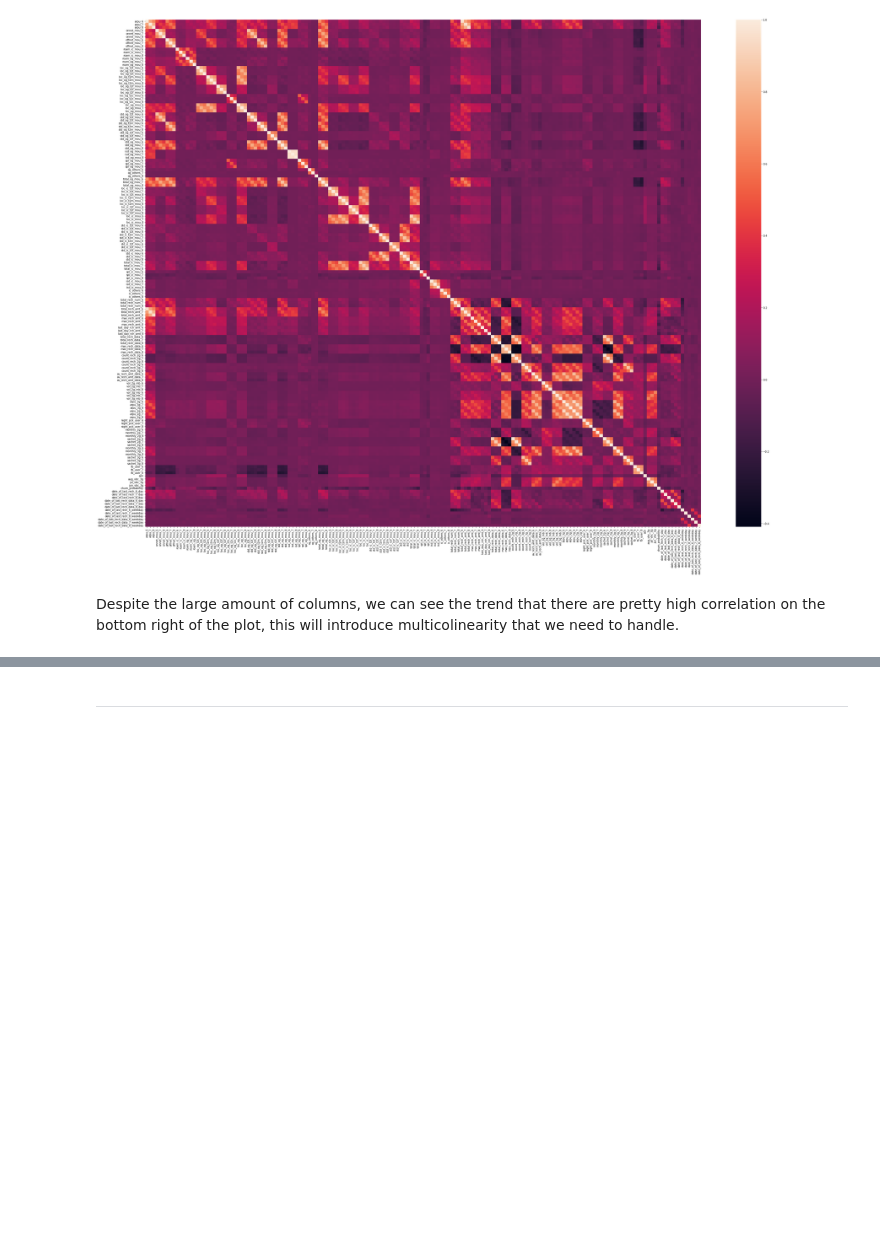
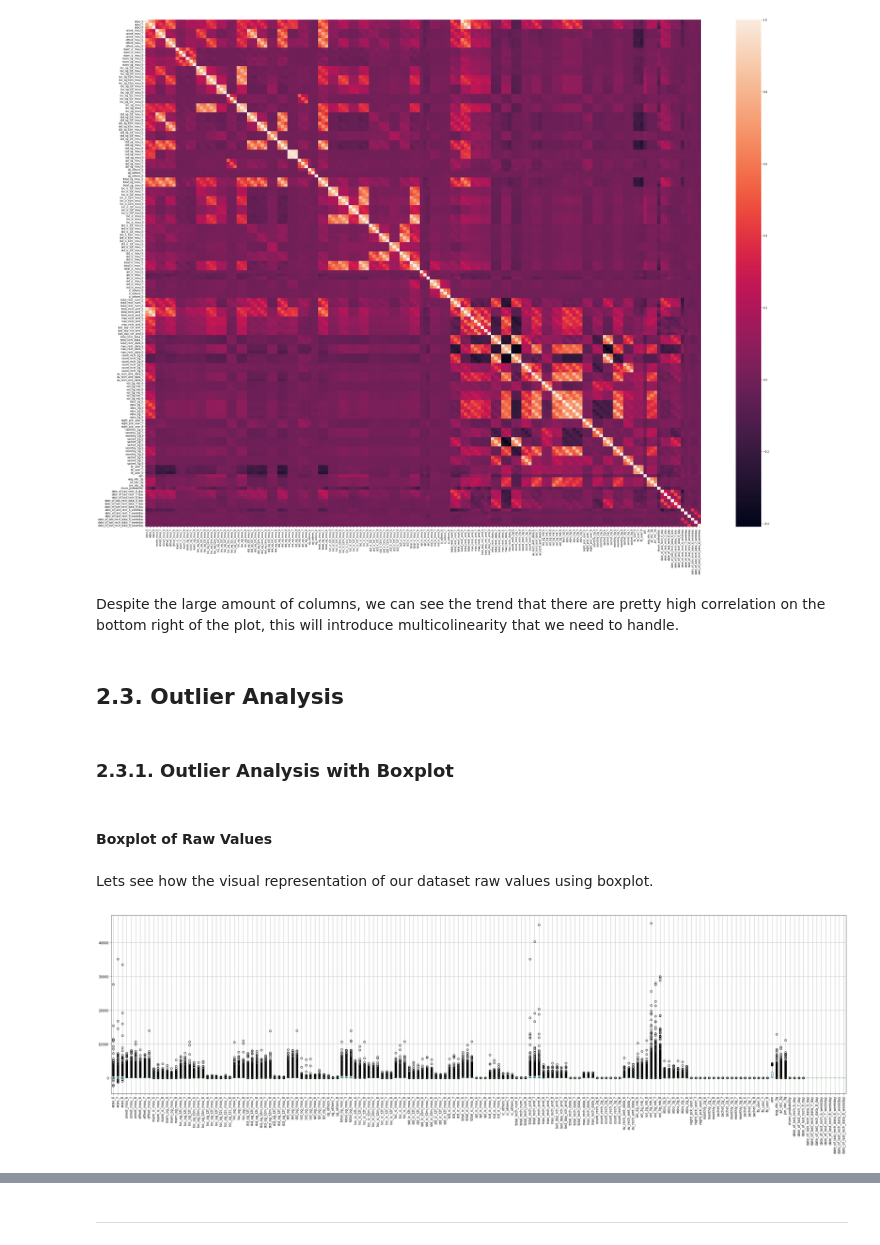
Before and after one commit to hendrauzia/ljmu-tccs, a Jupyter notebook: code/Telecom Churn Case Study.ipynb, the cells around one changed output, grey strips where cells are left out. Saved outputs shown, nothing was run; the diff lists cells and outputs as text; code cells hidden in the pictures; blank space fills up the shorter version.

Commit message:
Add outlier analysis.

```diff
--- a/code/Telecom Churn Case Study.ipynb
+++ b/code/Telecom Churn Case Study.ipynb
@@ -385,3 +394,15 @@ sns.heatmap(df.corr());
 [figure]
 # %% [markdown]
 Despite the large amount of columns, we can see the trend that there are pretty high correlation on the bottom right of the plot, this will introduce multicolinearity that we need to handle.
+# %% [markdown]
+## 2.3. Outlier Analysis
+# %% [markdown]
+### 2.3.1. Outlier Analysis with Boxplot
+# %% [markdown]
+#### Boxplot of Raw Values
+# %% [markdown]
+Lets see how the visual representation of our dataset raw values using boxplot.
+# %%
+df.boxplot(figsize=(40,10), rot=90);
+# %% [output]
+[figure, added]
```
Also changed, not shown: parts of 47 cells of this notebook, 1 other file.
